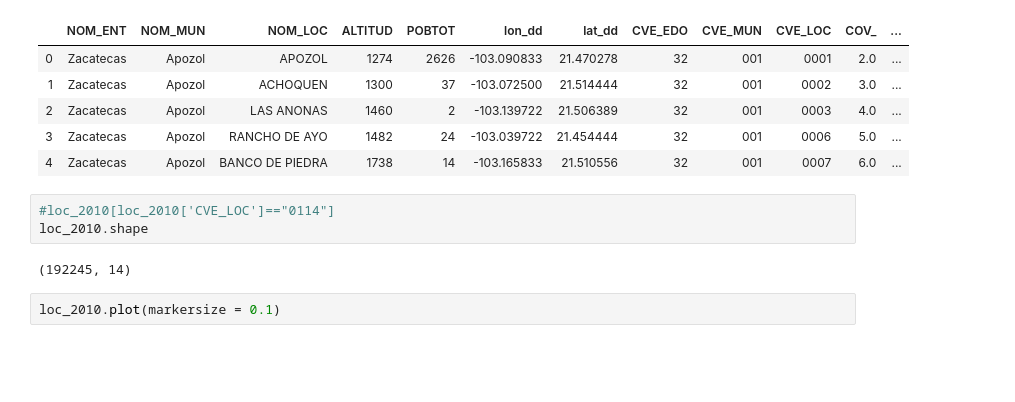
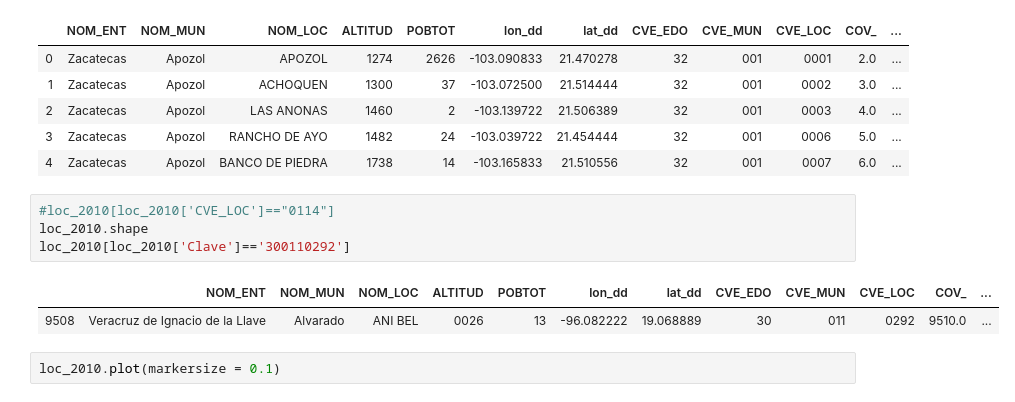
Before and after one commit to royserafin/tesis, a Jupyter notebook: Coordinates.ipynb, the cells around one changed output. Saved outputs shown, nothing was run; the diff lists cells and outputs as text; blank space fills up the shorter version.

```diff
--- a/Coordinates.ipynb
+++ b/Coordinates.ipynb
@@ -101,8 +101,10 @@ loc_2010.head()
 # %%
 #loc_2010[loc_2010['CVE_LOC']=="0114"]
 loc_2010.shape
+loc_2010[loc_2010['Clave']=='300110292']
 # %% [output]
-(192245, 14)
+|  | NOM_ENT | NOM_MUN | NOM_LOC | ALTITUD | POBTOT | lon_dd | lat_dd | CVE_EDO | CVE_MUN | CVE_LOC | COV_ | ... |
+| 9508 | Veracruz de Ignacio de la Llave | Alvarado | ANI BEL | 0026 | 13 | -96.082222 | 19.068889 | 30 | 011 | 0292 | 9510.0 | ... |
 # %%
 loc_2010.plot(markersize = 0.1)
 # %% [output]
```
Also changed, not shown: parts of 2 cells of this notebook, 15 other files.
